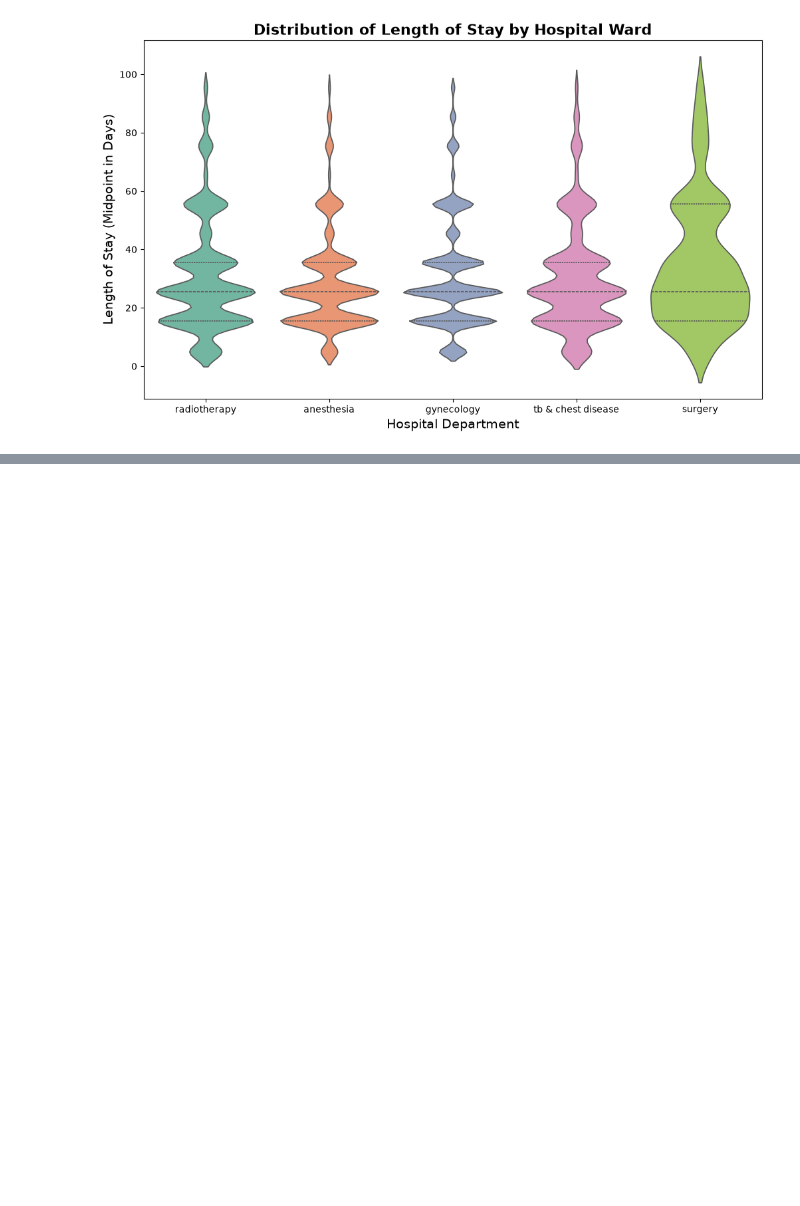
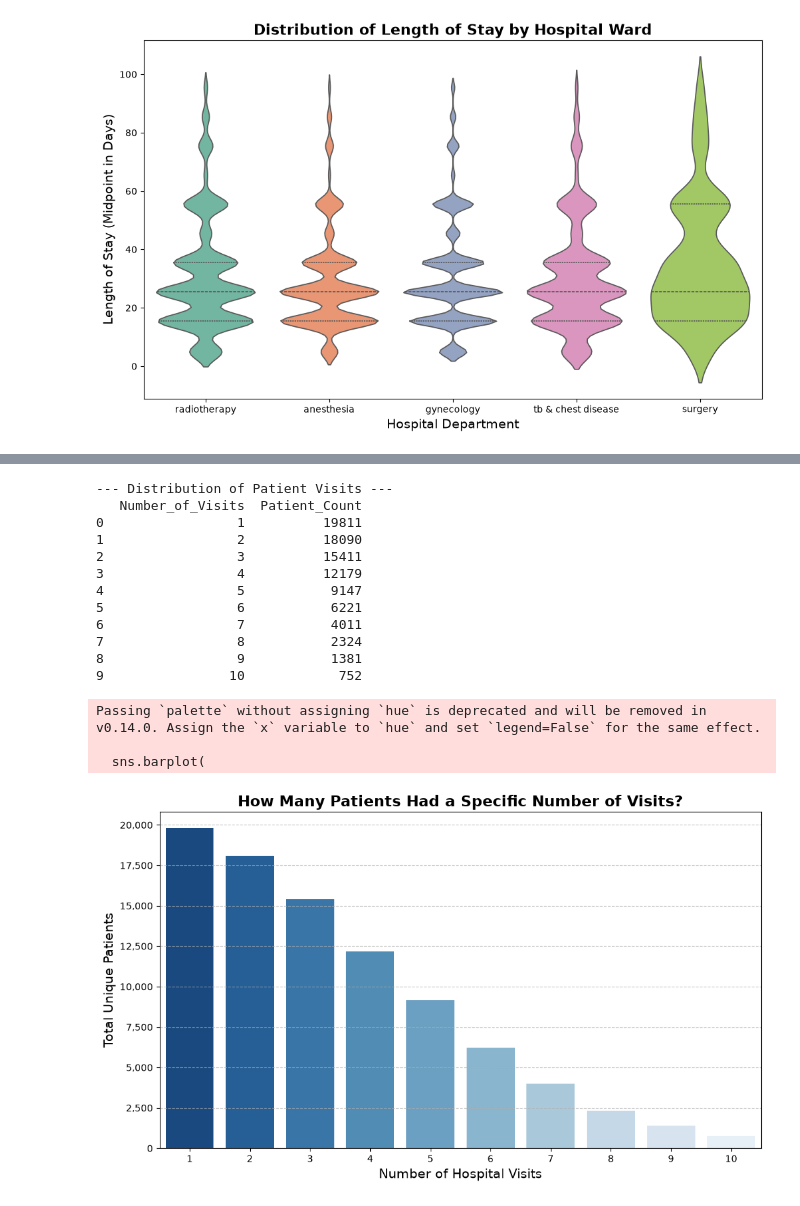
Before and after one commit to JNAUS23/programming_TUM, a Jupyter notebook: Stan_24_06.ipynb, the cells around one changed output, grey strips where cells are left out. Drawn from its saved outputs; the diff is of its cells as text; code cells hidden in the pictures; blank space fills up the shorter version.

```diff
--- a/Stan_24_06.ipynb
+++ b/Stan_24_06.ipynb
@@ -412,0 +488,69 @@ TypeError: xticks(): Parameter 'labels' can't be set without setting 'ticks'
+# %%
+import pandas as pd
+import matplotlib.pyplot as plt
+import seaborn as sns
+
+# ==========================================
+# 1. DATA PREP: THE DOUBLE AGGREGATION
+# ==========================================
+patient_col = 'patientid' # Update this if your column is named differently!
+
+# Step 1: Find out how many times each unique patient visited
+visits_per_patient = df.groupby(patient_col).size().reset_index(name='Total_Visits')
+
+# Step 2: Count how many unique patients share the exact same number of total visits
+visit_distribution = visits_per_patient['Total_Visits'].value_counts().reset_index()
+
+# Rename columns so they make logical sense
+visit_distribution.columns = ['Number_of_Visits', 'Patient_Count']
+
+# Step 3: Sort the dataframe by the number of visits (1, 2, 3...) rather than by count
+visit_distribution = visit_distribution.sort_values(by='Number_of_Visits').reset_index(drop=True)
+
+# Print the mathematical breakdown to the console
+print("--- Distribution of Patient Visits ---")
+print(visit_distribution.head(10)) # Print the first 10 rows to see the bulk of the data
+
+# ==========================================
+# 2. VISUALIZATION
+# ==========================================
+plt.figure(figsize=(10, 6))
+
+# We will limit the graph to the first 10 visit counts.
+# If a single patient visited 45 times, plotting it would squash the rest of your graph!
+plot_data = visit_distribution.head(10)
+
+sns.barplot(
+    data=plot_data,
+    x='Number_of_Visits',
+    y='Patient_Count',
+    palette='Blues_r' # Using a blue gradient to differentiate from previous charts
+)
+
+plt.title('How Many Patients Had a Specific Number of Visits?', fontsize=16, fontweight='bold')
+plt.xlabel('Number of Hospital Visits', fontsize=14)
+plt.ylabel('Total Unique Patients', fontsize=14)
+
+# Format the Y-axis to show commas (e.g., 100,000 instead of 100000) for professional readability
+plt.gca().yaxis.set_major_formatter(plt.matplotlib.ticker.StrMethodFormatter('{x:,.0f}'))
+
+plt.grid(axis='y', linestyle='--', alpha=0.7)
+plt.tight_layout()
+plt.show()
+# %% [output]
+--- Distribution of Patient Visits ---
+   Number_of_Visits  Patient_Count
+0                 1          19811
+1                 2          18090
+2                 3          15411
+3                 4          12179
+4                 5           9147
+5                 6           6221
+6                 7           4011
+7                 8           2324
+8                 9           1381
+9                10            752
+Passing `palette` without assigning `hue` is deprecated and will be removed in v0.14.0. Assign the `x` variable to `hue` and set `legend=False` for the same effect.
+
+  sns.barplot(
+[figure, added]
```
Also changed, not shown: parts of 1 cell of this notebook.
